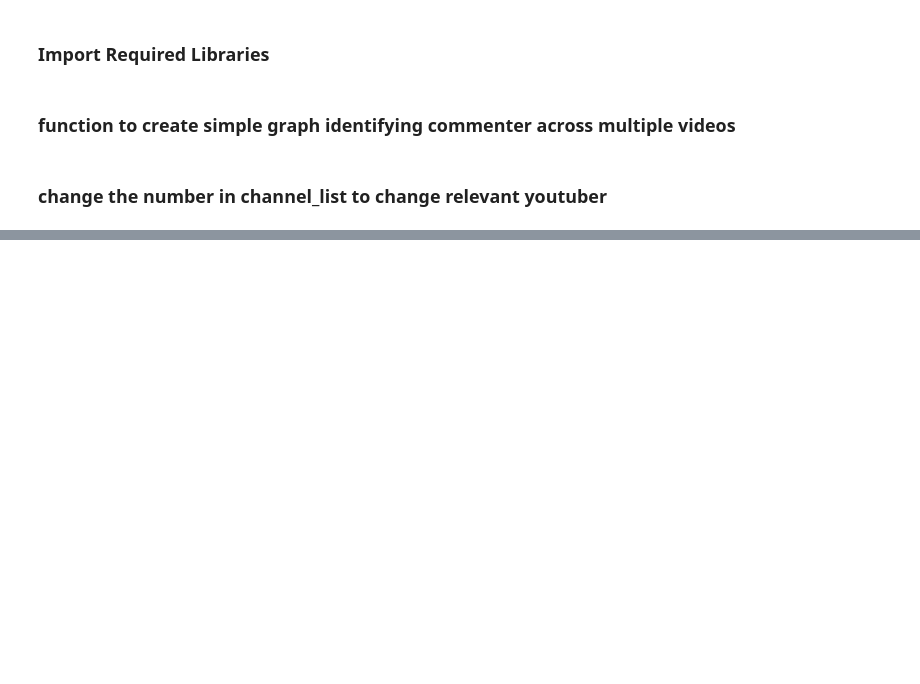
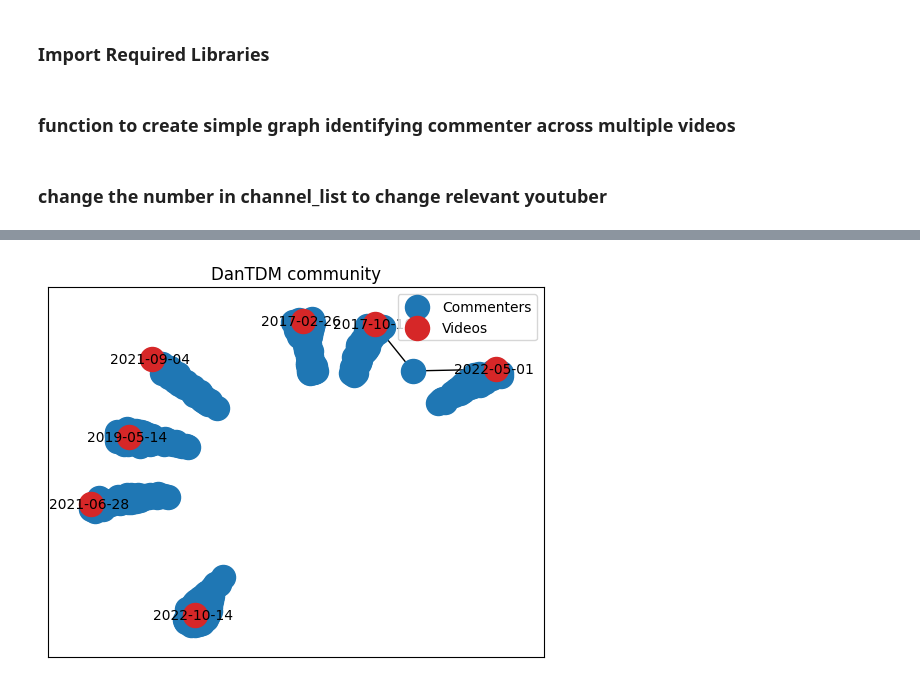
Before and after one commit to bluecoder777/Game-Promotion-Analysis, a Jupyter notebook: YTvideoCommunity.ipynb, the cells around one changed output, grey strips where cells are left out. Saved outputs shown, nothing was run; the diff lists cells and outputs as text; code cells hidden in the pictures; blank space fills up the shorter version.

```diff
--- a/YTvideoCommunity.ipynb
+++ b/YTvideoCommunity.ipynb
@@ -82,0 +106,5 @@ SimpleNxGraph(comments, channel, "Sam Tabor Gaming community")
+# %%
+#UCS5Oz6CHmeoF7vSad0qqXfw
+SimpleNxGraph(comments, 'UCS5Oz6CHmeoF7vSad0qqXfw', "DanTDM community")
+# %% [output]
+[figure, added]
```
Also changed, not shown: parts of 11 cells of this notebook.
